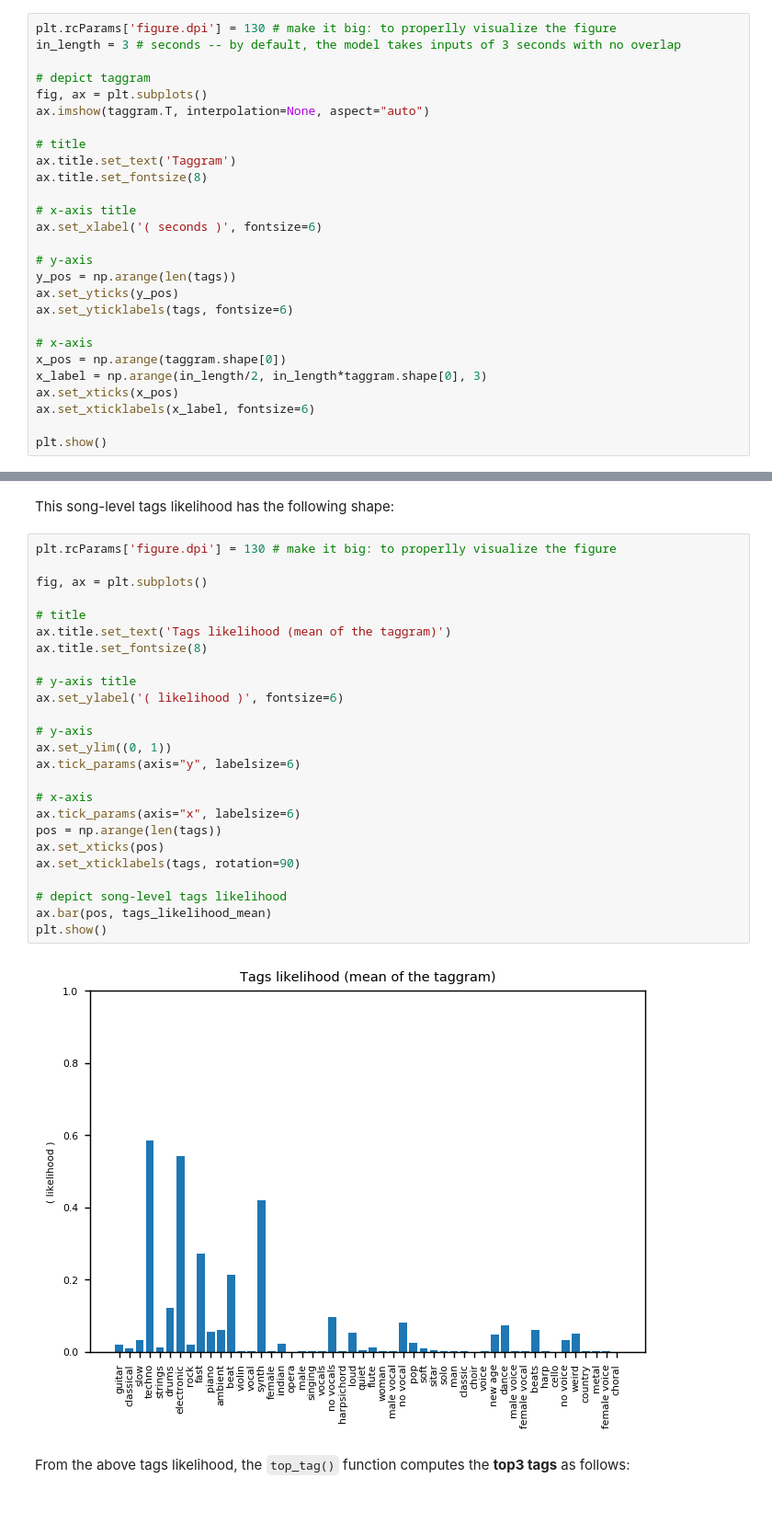
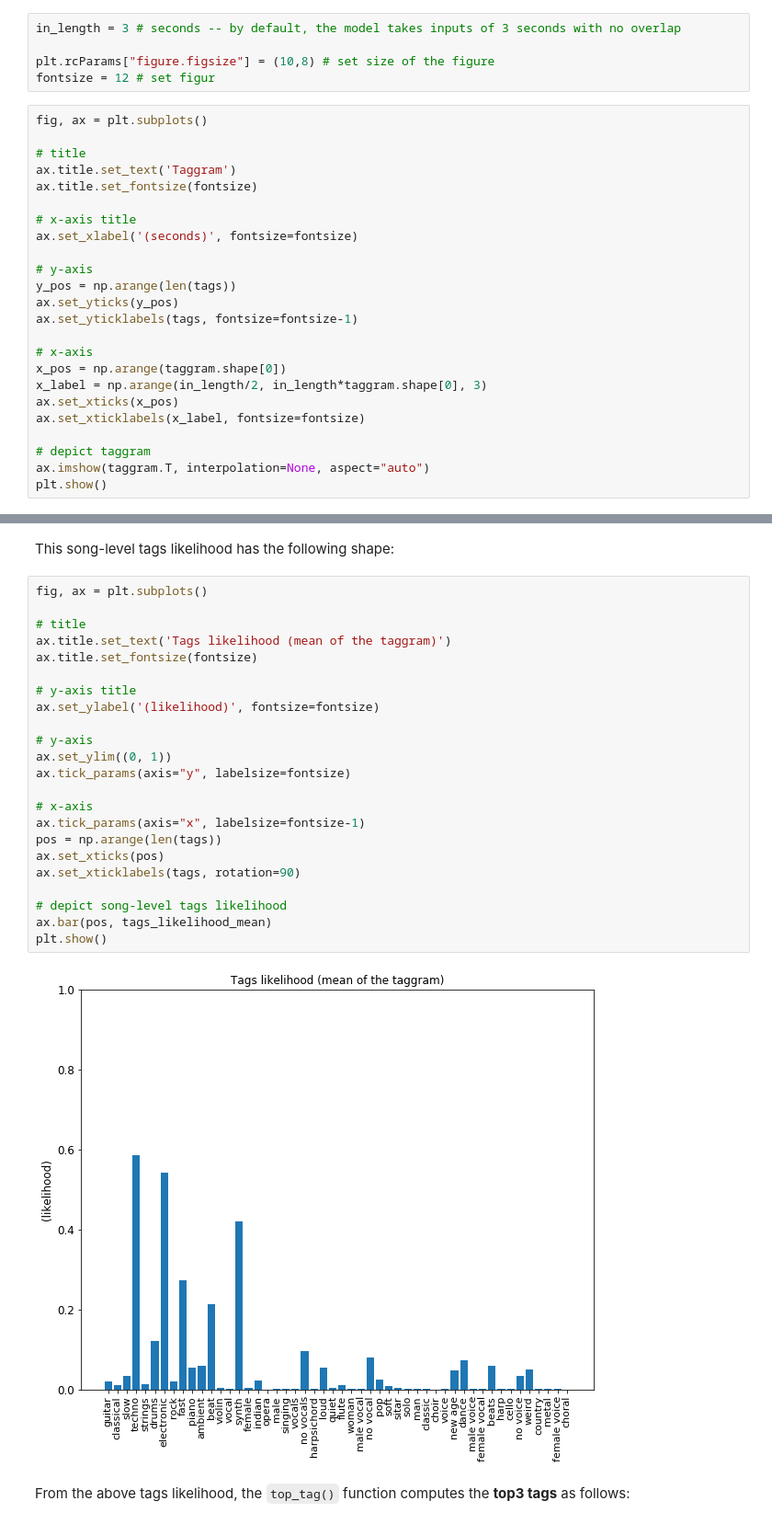
Before and after one commit to jordipons/musicnn, a Jupyter notebook: basic example.ipynb, the cells around one changed output, grey strips where cells are left out. Shown at 92% size. Drawn from its saved outputs; the diff is of its cells as text.

```diff
--- a/basic example.ipynb
+++ b/basic example.ipynb
@@ -32,31 +32,33 @@ Computing spectrogram (w/ librosa) and tags (w/ tensorflow)..
 %matplotlib inline
 import numpy as np
 import matplotlib.pyplot as plt
+# %%
+in_length = 3 # seconds -- by default, the model takes inputs of 3 seconds with no overlap
+
+plt.rcParams["figure.figsize"] = (10,8) # set size of the figure
+fontsize = 12 # set figur
 # %%
-plt.rcParams['figure.dpi'] = 130 # make it big: to properlly visualize the figure
-in_length = 3 # seconds -- by default, the model takes inputs of 3 seconds with no overlap
-
-# depict taggram
 fig, ax = plt.subplots()
-ax.imshow(taggram.T, interpolation=None, aspect="auto")
 
 # title
 ax.title.set_text('Taggram')
-ax.title.set_fontsize(8)
+ax.title.set_fontsize(fontsize)
 
 # x-axis title
-ax.set_xlabel('( seconds )', fontsize=6)
+ax.set_xlabel('(seconds)', fontsize=fontsize)
 
 # y-axis
 y_pos = np.arange(len(tags))
 ax.set_yticks(y_pos)
-ax.set_yticklabels(tags, fontsize=6)
+ax.set_yticklabels(tags, fontsize=fontsize-1)
 
 # x-axis
 x_pos = np.arange(taggram.shape[0])
 x_label = np.arange(in_length/2, in_length*taggram.shape[0], 3)
 ax.set_xticks(x_pos)
-ax.set_xticklabels(x_label, fontsize=6)
+ax.set_xticklabels(x_label, fontsize=fontsize)
 
+# depict taggram
+ax.imshow(taggram.T, interpolation=None, aspect="auto")
 plt.show()
 # %% [output]
@@ -72,32 +74,30 @@ tags_likelihood_mean = np.mean(taggram, axis=0) # averaging the Taggram through
 # %% [markdown]
 This song-level tags likelihood has the following shape:
 # %%
-plt.rcParams['figure.dpi'] = 130 # make it big: to properlly visualize the figure
-
 fig, ax = plt.subplots()
 
 # title
 ax.title.set_text('Tags likelihood (mean of the taggram)')
-ax.title.set_fontsize(8)
+ax.title.set_fontsize(fontsize)
 
 # y-axis title
-ax.set_ylabel('( likelihood )', fontsize=6)
+ax.set_ylabel('(likelihood)', fontsize=fontsize)
 
 # y-axis
 ax.set_ylim((0, 1))
-ax.tick_params(axis="y", labelsize=6)
+ax.tick_params(axis="y", labelsize=fontsize)
 
 # x-axis
-ax.tick_params(axis="x", labelsize=6)
+ax.tick_params(axis="x", labelsize=fontsize-1)
 pos = np.arange(len(tags))
 ax.set_xticks(pos)
 ax.set_xticklabels(tags, rotation=90)
 
 # depict song-level tags likelihood
 ax.bar(pos, tags_likelihood_mean)
 plt.show()
 # %% [output]
-[figure, old version]
+[figure, new version]
 # %% [markdown]
 From the above tags likelihood, the `top_tag()` function computes the **top3 tags** as follows:
 # %%
```
Also changed, not shown: parts of 1 cell of this notebook, 4 other files.
